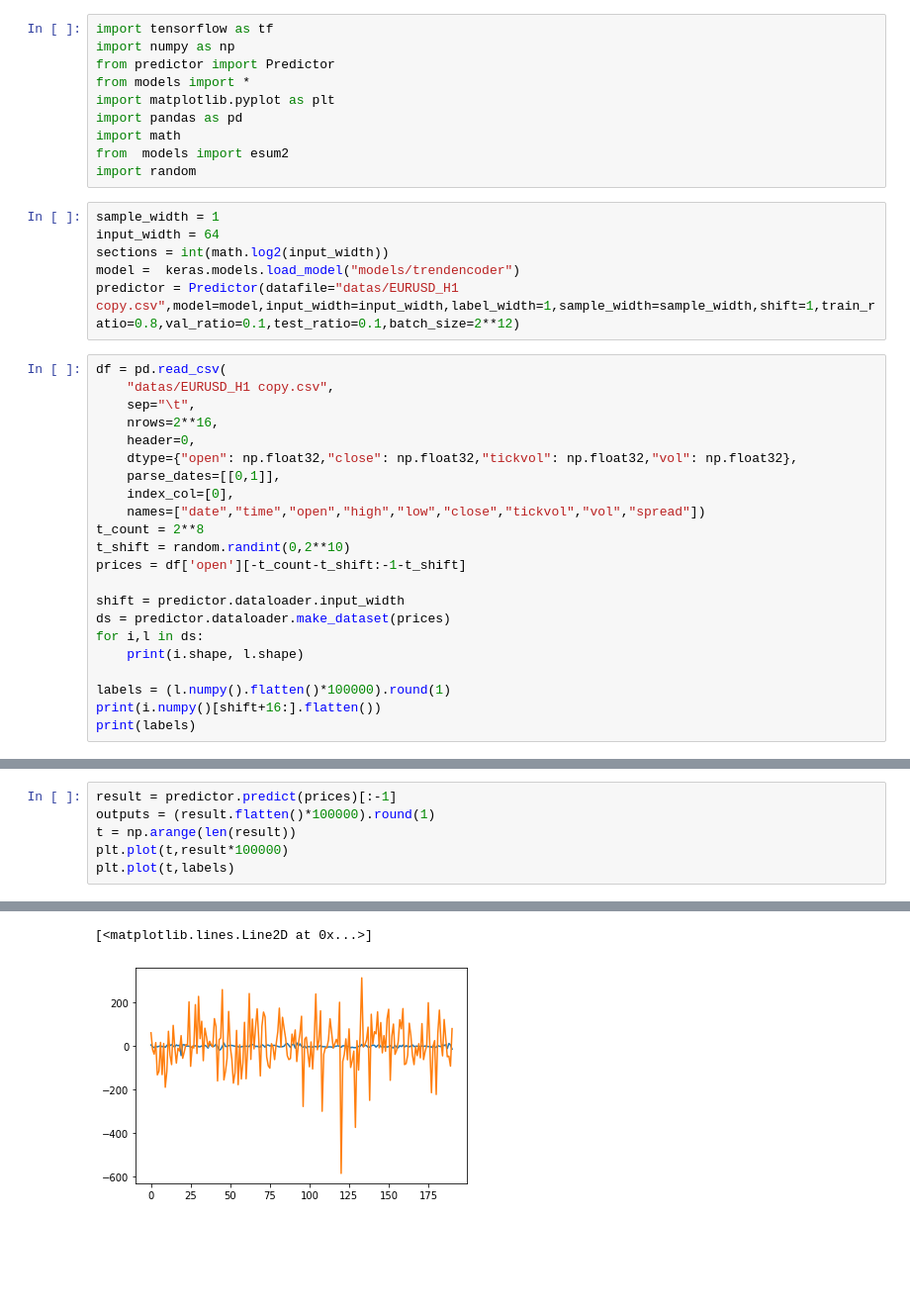
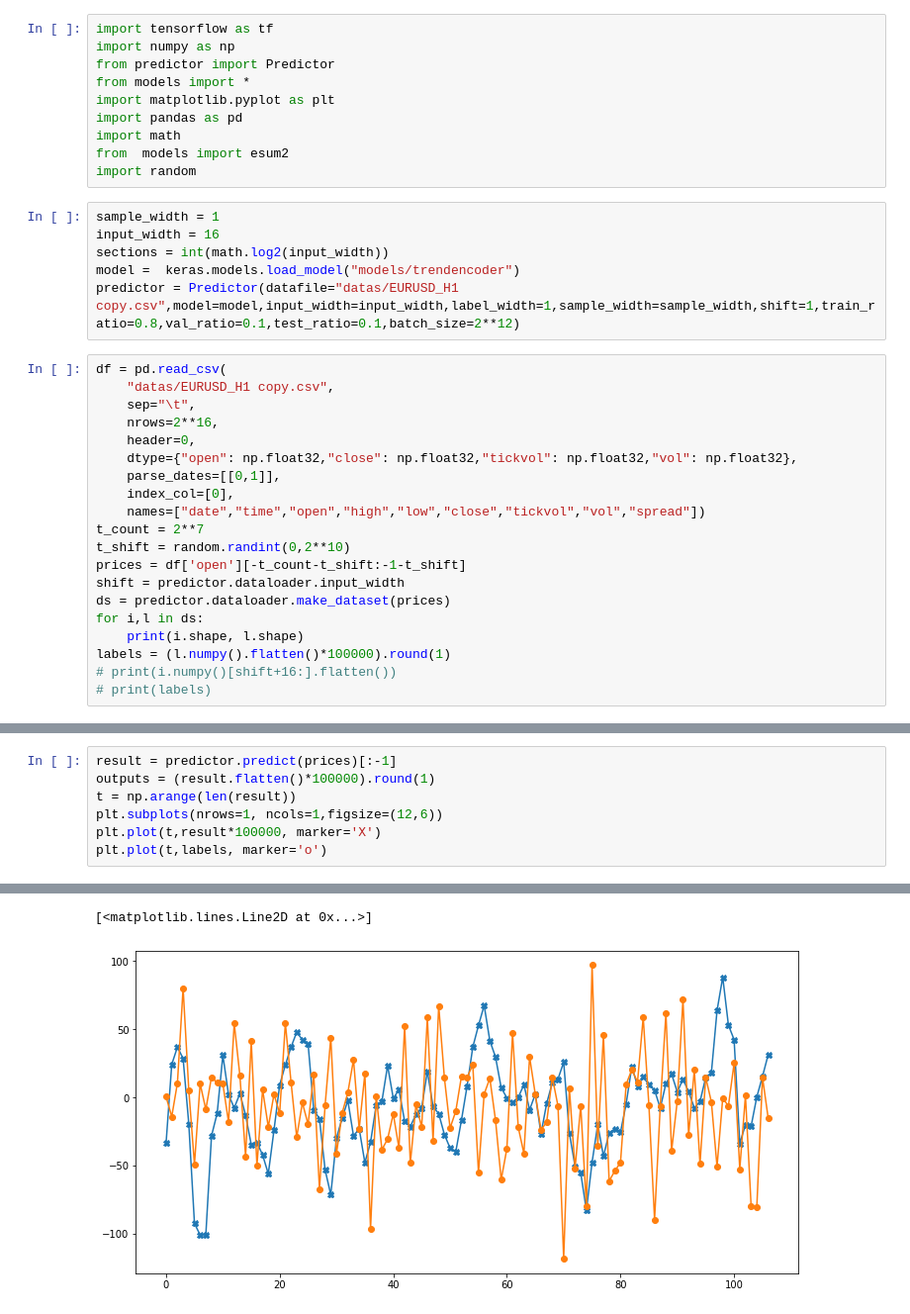
Before and after one commit to gurgutan/predictor, a Jupyter notebook: test3.ipynb, the cells around one changed output, grey strips where cells are left out. Shown at 99% size. Cells and saved outputs as stored; diff of their text form; blank space fills up the shorter version.

```diff
--- a/test3.ipynb
+++ b/test3.ipynb
@@ -10,7 +10,7 @@ from  models import esum2
 import random
 # %%
 sample_width = 1
-input_width = 64
+input_width = 16
 sections = int(math.log2(input_width))
 model =  keras.models.load_model("models/trendencoder")
 predictor = Predictor(datafile="datas/EURUSD_H1 copy.csv",model=model,input_width=input_width,label_width=1,sample_width=sample_width,shift=1,train_ratio=0.8,val_ratio=0.1,test_ratio=0.1,batch_size=2**12)
@@ -24,16 +24,14 @@ df = pd.read_csv(
     parse_dates=[[0,1]],
     index_col=[0],
     names=["date","time","open","high","low","close","tickvol","vol","spread"])
-t_count = 2**8
+t_count = 2**7
 t_shift = random.randint(0,2**10)
 prices = df['open'][-t_count-t_shift:-1-t_shift]
-
 shift = predictor.dataloader.input_width
 ds = predictor.dataloader.make_dataset(prices)
 for i,l in ds:
     print(i.shape, l.shape)
-
 labels = (l.numpy().flatten()*100000).round(1)
-print(i.numpy()[shift+16:].flatten())
-print(labels)
+# print(i.numpy()[shift+16:].flatten())
+# print(labels)
 # %% [output]
@@ -59,6 +40,7 @@ print(labels)
 result = predictor.predict(prices)[:-1]
 outputs = (result.flatten()*100000).round(1)
 t = np.arange(len(result))
-plt.plot(t,result*100000)
-plt.plot(t,labels)
+plt.subplots(nrows=1, ncols=1,figsize=(12,6))
+plt.plot(t,result*100000, marker='X')
+plt.plot(t,labels, marker='o')
 # %% [output]
@@ -66,2 +48,2 @@ plt.plot(t,labels)
 [<matplotlib.lines.Line2D at 0x...>]
-[figure, old version]
+[figure, new version]
```
Also changed, not shown: parts of 2 cells of this notebook, 1 other file.
